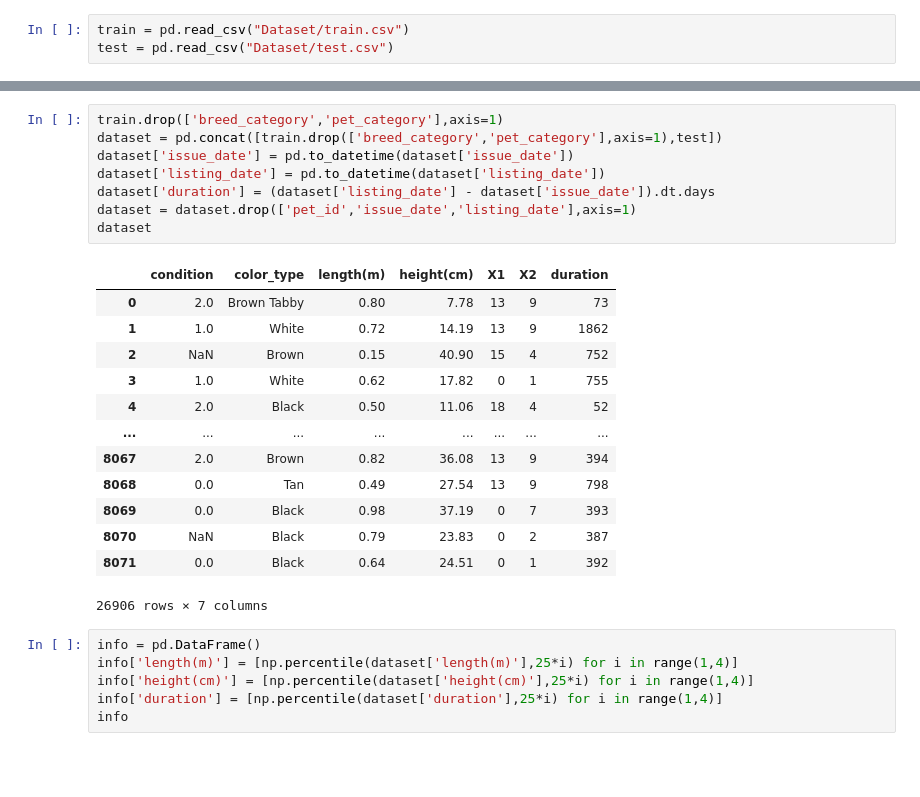
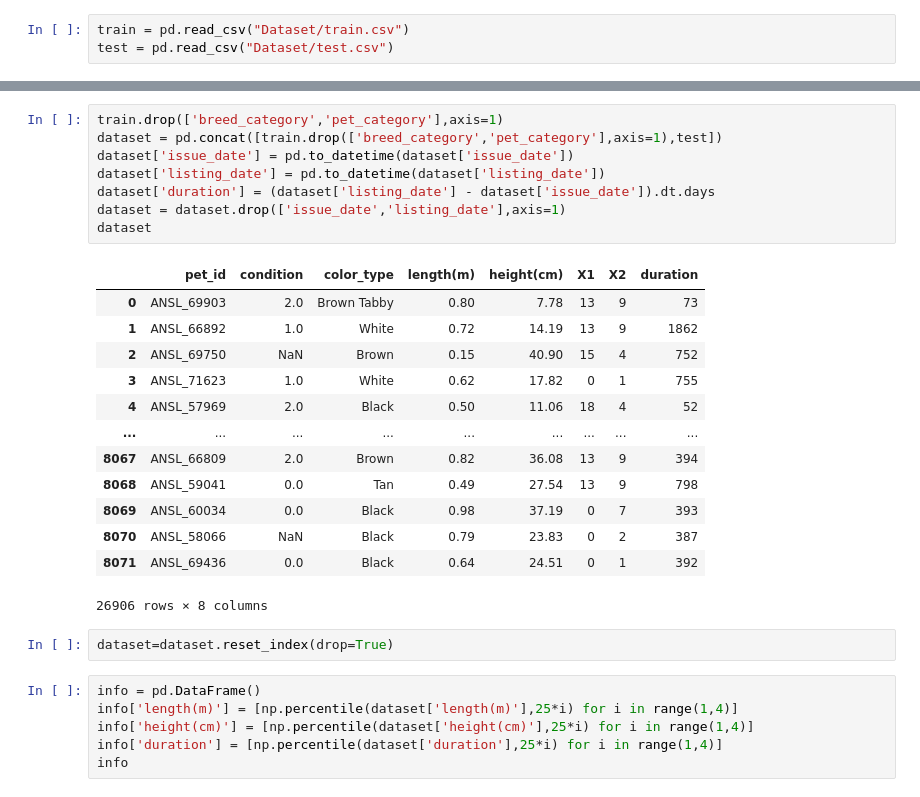
Before and after one commit to version0chiro/Pet_adoption, a Jupyter notebook: Untitled.ipynb, the cells around one changed output, grey strips where cells are left out. Saved outputs shown, nothing was run; the diff lists cells and outputs as text; blank space fills up the shorter version.

```diff
--- a/Untitled.ipynb
+++ b/Untitled.ipynb
@@ -16,25 +32,27 @@ test = pd.read_csv("Dataset/test.csv")
 # %%
 train.drop(['breed_category','pet_category'],axis=1)
 dataset = pd.concat([train.drop(['breed_category','pet_category'],axis=1),test])
 dataset['issue_date'] = pd.to_datetime(dataset['issue_date'])
 dataset['listing_date'] = pd.to_datetime(dataset['listing_date'])
 dataset['duration'] = (dataset['listing_date'] - dataset['issue_date']).dt.days
-dataset = dataset.drop(['pet_id','issue_date','listing_date'],axis=1)
+dataset = dataset.drop(['issue_date','listing_date'],axis=1)
 dataset
 # %% [output]
-|  | condition | color_type | length(m) | height(cm) | X1 | X2 | duration |
-| 0 | 2.0 | Brown Tabby | 0.80 | 7.78 | 13 | 9 | 73 |
-| 1 | 1.0 | White | 0.72 | 14.19 | 13 | 9 | 1862 |
-| 2 | NaN | Brown | 0.15 | 40.90 | 15 | 4 | 752 |
-| 3 | 1.0 | White | 0.62 | 17.82 | 0 | 1 | 755 |
-| 4 | 2.0 | Black | 0.50 | 11.06 | 18 | 4 | 52 |
-| ... | ... | ... | ... | ... | ... | ... | ... |
-| 8067 | 2.0 | Brown | 0.82 | 36.08 | 13 | 9 | 394 |
-| 8068 | 0.0 | Tan | 0.49 | 27.54 | 13 | 9 | 798 |
-| 8069 | 0.0 | Black | 0.98 | 37.19 | 0 | 7 | 393 |
-| 8070 | NaN | Black | 0.79 | 23.83 | 0 | 2 | 387 |
-| 8071 | 0.0 | Black | 0.64 | 24.51 | 0 | 1 | 392 |
+|  | pet_id | condition | color_type | length(m) | height(cm) | X1 | X2 | duration |
+| 0 | ANSL_69903 | 2.0 | Brown Tabby | 0.80 | 7.78 | 13 | 9 | 73 |
+| 1 | ANSL_66892 | 1.0 | White | 0.72 | 14.19 | 13 | 9 | 1862 |
+| 2 | ANSL_69750 | NaN | Brown | 0.15 | 40.90 | 15 | 4 | 752 |
+| 3 | ANSL_71623 | 1.0 | White | 0.62 | 17.82 | 0 | 1 | 755 |
+| 4 | ANSL_57969 | 2.0 | Black | 0.50 | 11.06 | 18 | 4 | 52 |
+| ... | ... | ... | ... | ... | ... | ... | ... | ... |
+| 8067 | ANSL_66809 | 2.0 | Brown | 0.82 | 36.08 | 13 | 9 | 394 |
+| 8068 | ANSL_59041 | 0.0 | Tan | 0.49 | 27.54 | 13 | 9 | 798 |
+| 8069 | ANSL_60034 | 0.0 | Black | 0.98 | 37.19 | 0 | 7 | 393 |
+| 8070 | ANSL_58066 | NaN | Black | 0.79 | 23.83 | 0 | 2 | 387 |
+| 8071 | ANSL_69436 | 0.0 | Black | 0.64 | 24.51 | 0 | 1 | 392 |
-26906 rows × 7 columns
+26906 rows × 8 columns
+# %%
+dataset=dataset.reset_index(drop=True)
 # %%
 info = pd.DataFrame()
 info['length(m)'] = [np.percentile(dataset['length(m)'],25*i) for i in range(1,4)]
```
Also changed, not shown: parts of 47 cells of this notebook, 8 other files.
